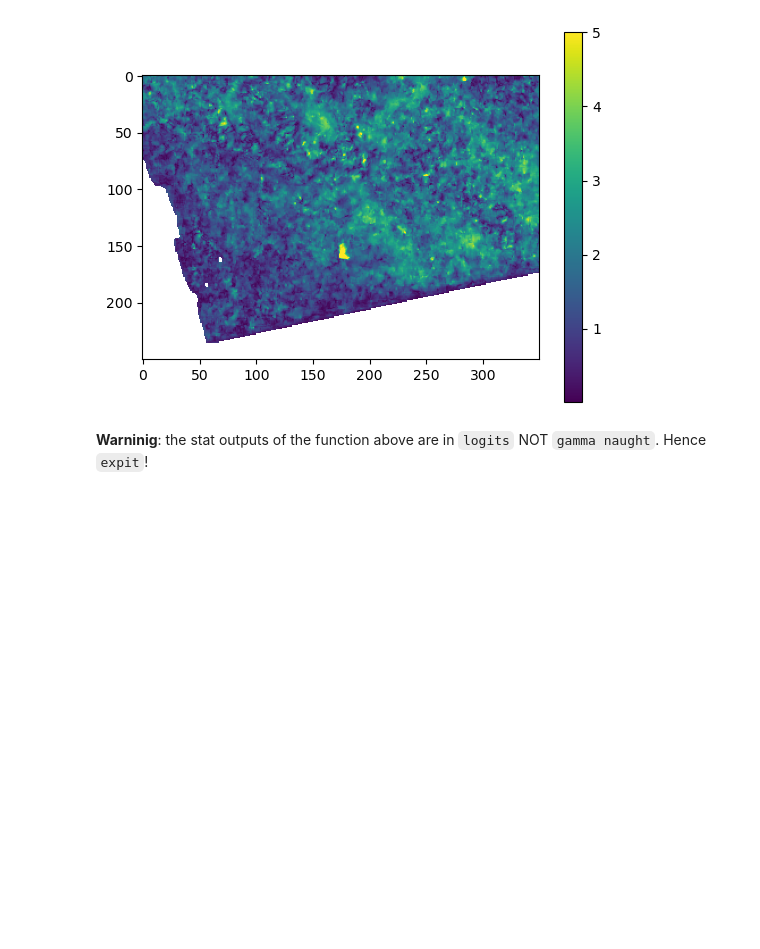
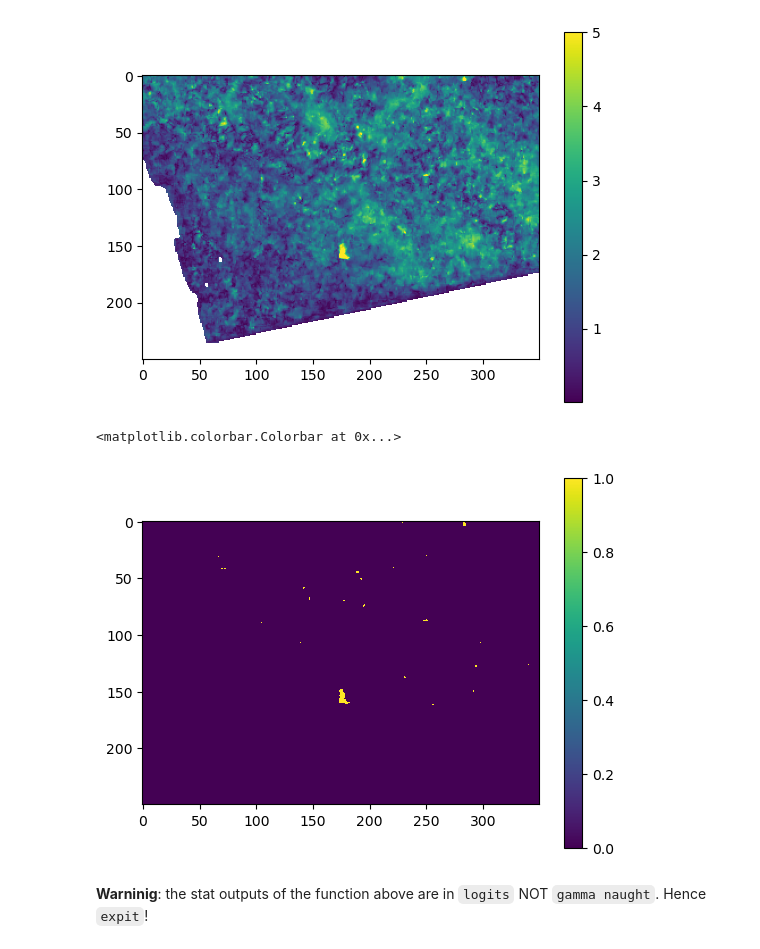
Before and after one commit to opera-adt/distmetrics, a Jupyter notebook: notebooks/transformer-on-landslide.ipynb, the cells around one changed output. Saved outputs shown, nothing was run; the diff lists cells and outputs as text; code cells hidden in the pictures; blank space fills up the shorter version.

```diff
--- a/notebooks/transformer-on-landslide.ipynb
+++ b/notebooks/transformer-on-landslide.ipynb
@@ -93,6 +93,12 @@ plt.colorbar()
 # %% [output]
 <matplotlib.colorbar.Colorbar at 0x...>
 [figure]
+# %%
+plt.imshow(dist_ob.dist > 4.5, vmax=1, interpolation='none')
+plt.colorbar()
+# %% [output]
+<matplotlib.colorbar.Colorbar at 0x...>
+[figure, added]
 # %% [markdown]
 **Warninig**: the stat outputs of the function above are in `logits` NOT `gamma naught`. Hence `expit`!
 # %%
```
